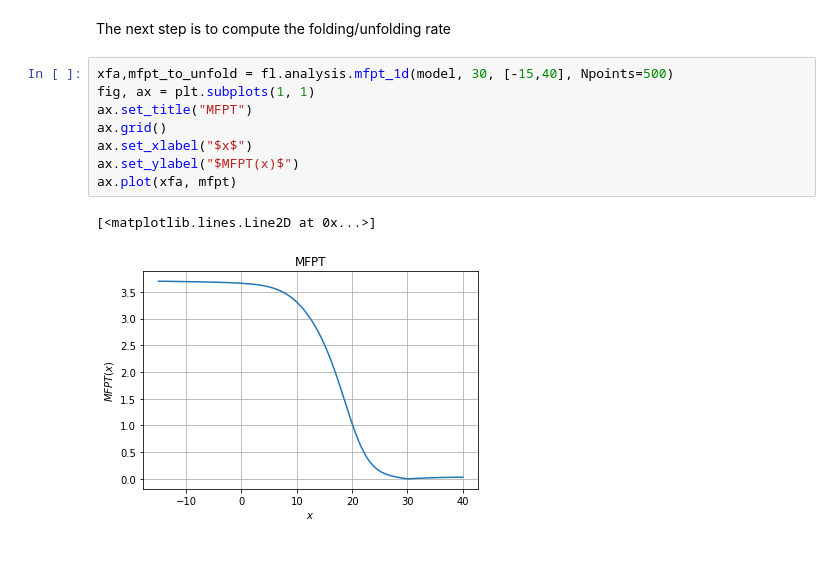
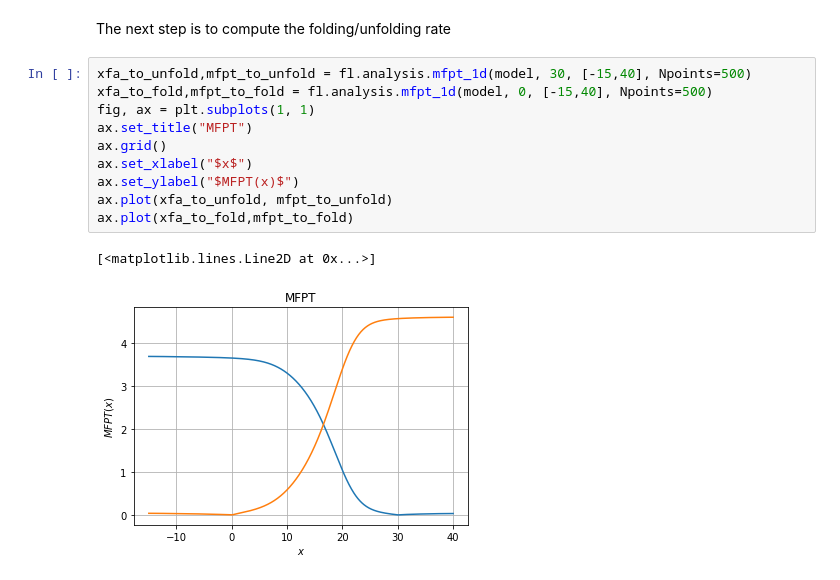
Before and after one commit to langevinmodel/folie, a Jupyter notebook: examples/tutorials/DNAhairpin.ipynb, the cells around one changed output. Saved outputs shown, nothing was run; the diff lists cells and outputs as text.

Commit message:
add unfold rate to notebook

```diff
--- a/examples/tutorials/DNAhairpin.ipynb
+++ b/examples/tutorials/DNAhairpin.ipynb
@@ -69,13 +69,15 @@ ax.plot(xfa, pmf)
 # %% [markdown]
 The next step is to compute the folding/unfolding rate
 # %%
-xfa,mfpt_to_unfold = fl.analysis.mfpt_1d(model, 30, [-15,40], Npoints=500)
+xfa_to_unfold,mfpt_to_unfold = fl.analysis.mfpt_1d(model, 30, [-15,40], Npoints=500)
+xfa_to_fold,mfpt_to_fold = fl.analysis.mfpt_1d(model, 0, [-15,40], Npoints=500)
 fig, ax = plt.subplots(1, 1)
 ax.set_title("MFPT")
 ax.grid()
 ax.set_xlabel("$x$")
 ax.set_ylabel("$MFPT(x)$")
-ax.plot(xfa, mfpt)
+ax.plot(xfa_to_unfold, mfpt_to_unfold)
+ax.plot(xfa_to_fold,mfpt_to_fold)
 # %% [output]
 [<matplotlib.lines.Line2D at 0x...>]
-[figure, old version]
+[figure, new version]
```
